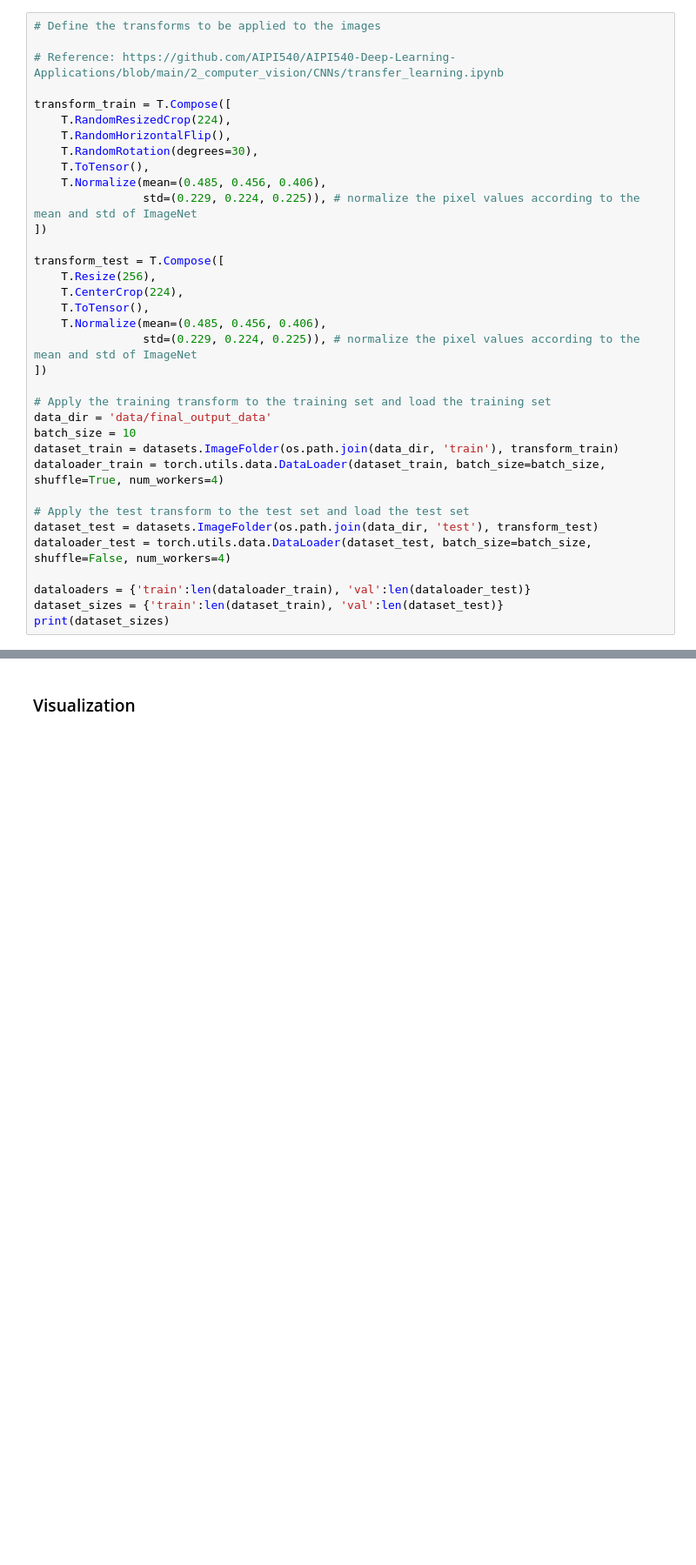
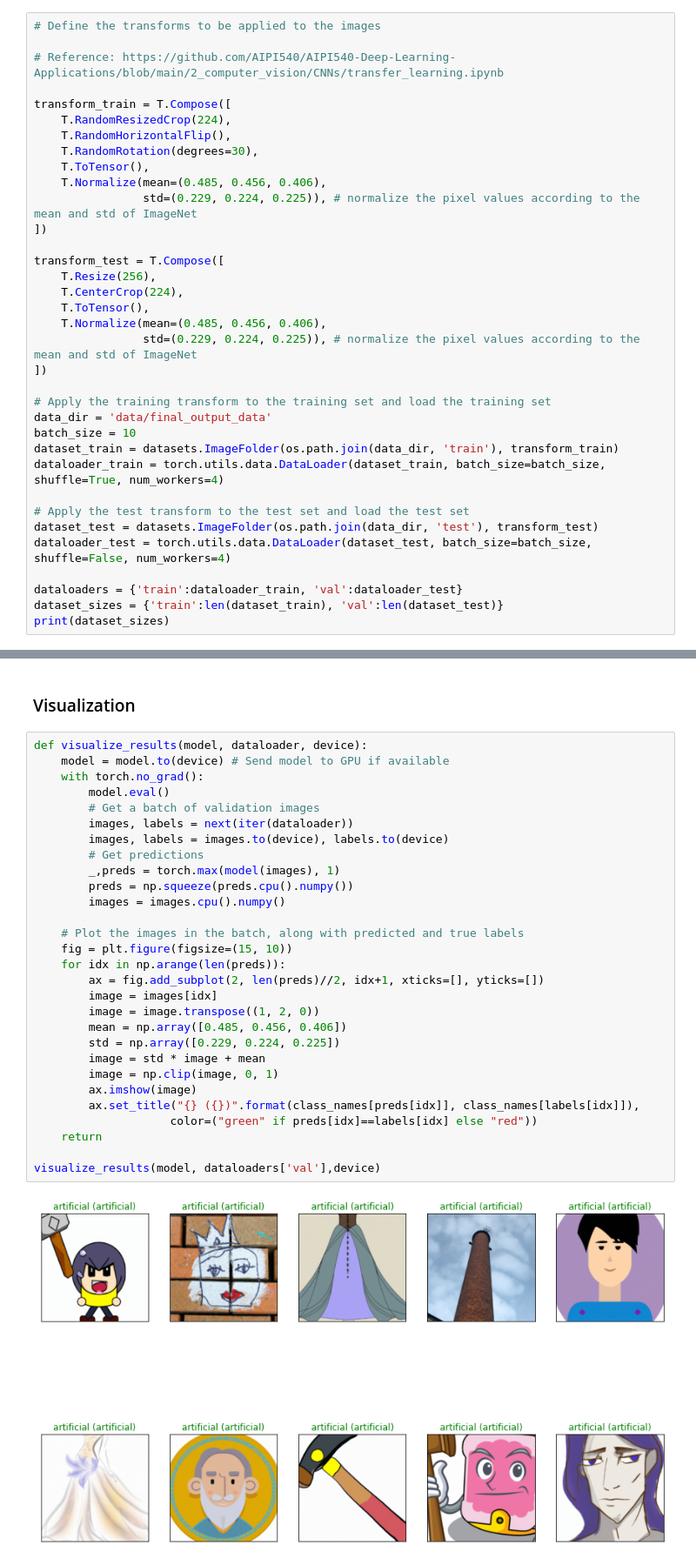
Before and after one commit to NehaBardeDUKE/CV_Project1, a Jupyter notebook: model.ipynb, the cells around one changed output, grey strips where cells are left out. Shown at 87% size. Drawn from its saved outputs; the diff is of its cells as text; blank space fills up the shorter version.

Commit message:
1st training completed

```diff
--- a/model.ipynb
+++ b/model.ipynb
@@ -62,7 +62,7 @@ dataloader_train = torch.utils.data.DataLoader(dataset_train, batch_size=batch_s
 dataset_test = datasets.ImageFolder(os.path.join(data_dir, 'test'), transform_test)
 dataloader_test = torch.utils.data.DataLoader(dataset_test, batch_size=batch_size, shuffle=False, num_workers=4)
 
-dataloaders = {'train':len(dataloader_train), 'val':len(dataloader_test)}
+dataloaders = {'train':dataloader_train, 'val':dataloader_test}
 dataset_sizes = {'train':len(dataset_train), 'val':len(dataset_test)}
 print(dataset_sizes)
 # %% [output]
@@ -221,2 +240,33 @@ model = train_model(model, criterion, optimizer, dataloaders, lr_scheduler, devi
 # %% [markdown]
 ### Visualization
+# %%
+def visualize_results(model, dataloader, device):
+    model = model.to(device) # Send model to GPU if available
+    with torch.no_grad():
+        model.eval()
+        # Get a batch of validation images
+        images, labels = next(iter(dataloader))
+        images, labels = images.to(device), labels.to(device)
+        # Get predictions
+        _,preds = torch.max(model(images), 1)
+        preds = np.squeeze(preds.cpu().numpy())
+        images = images.cpu().numpy()
+
+    # Plot the images in the batch, along with predicted and true labels
+    fig = plt.figure(figsize=(15, 10))
+    for idx in np.arange(len(preds)):
+        ax = fig.add_subplot(2, len(preds)//2, idx+1, xticks=[], yticks=[])
+        image = images[idx]
+        image = image.transpose((1, 2, 0))
+        mean = np.array([0.485, 0.456, 0.406])
+        std = np.array([0.229, 0.224, 0.225])
+        image = std * image + mean
+        image = np.clip(image, 0, 1)
+        ax.imshow(image)
+        ax.set_title("{} ({})".format(class_names[preds[idx]], class_names[labels[idx]]),
+                    color=("green" if preds[idx]==labels[idx] else "red"))
+    return
+
+visualize_results(model, dataloaders['val'],device)
+# %% [output]
+[figure, added]
```
Also changed, not shown: parts of 4 cells of this notebook.
